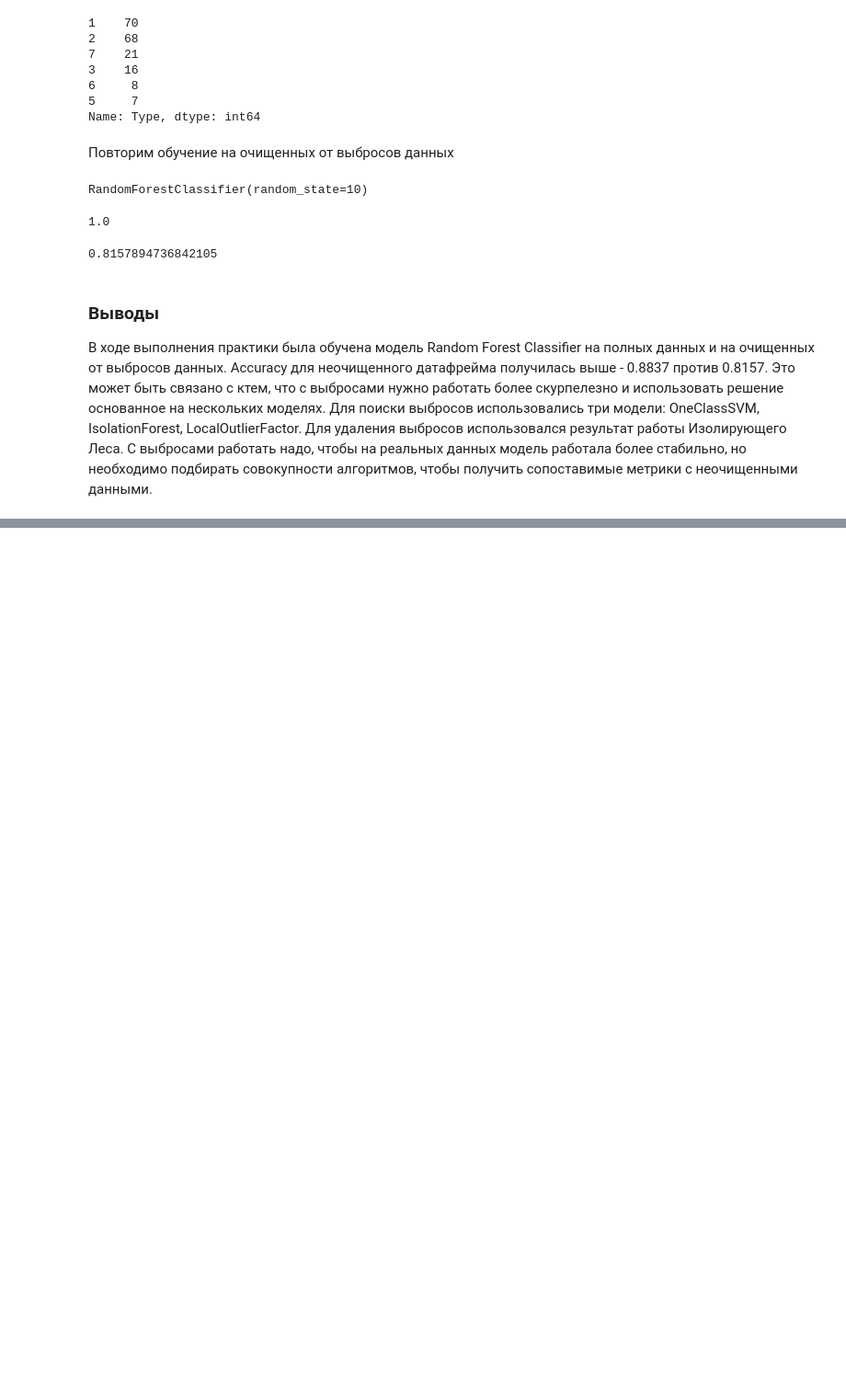
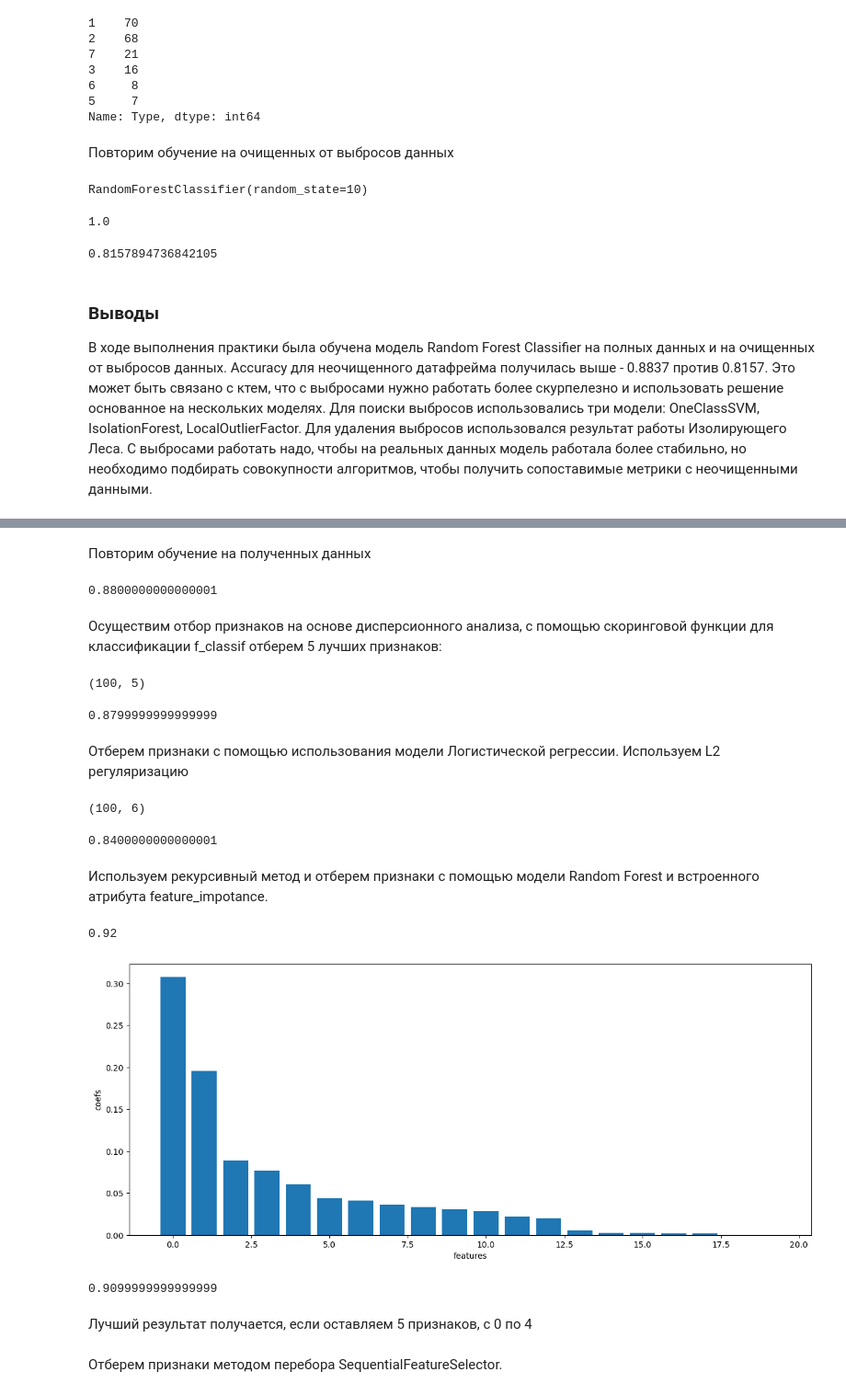
Before and after one commit to VyacheslavGusev/Machine_Lerning, a Jupyter notebook: ML_practice_vol_2.ipynb, the cells around one changed output, grey strips where cells are left out. Shown at 92% size. Cells and saved outputs as stored; diff of their text form; code cells hidden in the pictures; blank space fills up the shorter version.

Commit message:
added features selection

```diff
--- a/ML_practice_vol_2.ipynb
+++ b/ML_practice_vol_2.ipynb
@@ -321,0 +420,19 @@ Accuracy для неочищенного датафрейма получилас
+# %% [markdown]
+Повторим обучение на полученных данных
+# %%
+cross_val_score(clf, X, df[20], scoring='accuracy').mean()
+# %% [output]
+0.8800000000000001
+# %% [markdown]
+Осуществим отбор признаков на основе дисперсионного анализа, с помощью скоринговой функции для классификации f_classif отберем 5 лучших признаков:
+# %%
+from sklearn.feature_selection import SelectKBest, f_classif
+y = y_data_generated
+X = SelectKBest(f_classif, k=5).fit_transform(x_data_generated, y)
+print(X.shape)
+cross_val_score(clf, X, y, scoring="accuracy").mean()
+# %% [output]
+(100, 5)
+0.8799999999999999
+# %% [markdown]
+Отберем признаки с помощью использования модели Логистической регрессии. Используем L2 регуляризацию
@@ -321,0 +444,33 @@ Accuracy для неочищенного датафрейма получилас
+# %%
+lr = LogisticRegression(penalty="l2").fit(x_data_generated, y_data_generated)
+model = SelectFromModel(lr, prefit=True)
+X = model.transform(x_data_generated)
+print(X.shape)
+cross_val_score(clf, X, y_data_generated, scoring="accuracy").mean()
+# %% [output]
+(100, 6)
+0.8400000000000001
+# %% [markdown]
+Используем рекурсивный метод и отберем признаки с помощью модели Random Forest и встроенного атрибута feature_impotance.
+# %%
+from sklearn.ensemble import RandomForestClassifier
+rf = RandomForestClassifier(n_estimators=20, max_depth=2,  random_state=1, max_features=5 ).fit(x_data_generated, y_data_generated)
+rf.score(x_data_generated, y_data_generated)
+# %% [output]
+0.92
+# %%
+plt.figure(figsize=(15, 6))
+plt.bar(np.arange(len(rf.feature_importances_)), sorted(rf.feature_importances_, reverse=True))
+plt.xlabel('features')
+plt.ylabel('coefs');
+# %% [output]
+[figure, added]
+# %%
+X = pd.DataFrame(x_data_generated)[[0, 1, 2, 3, 4]]
+cross_val_score(clf, X, y_data_generated, scoring="accuracy").mean()
+# %% [output]
+0.9099999999999999
+# %% [markdown]
+Лучший результат получается, если оставляем 5 признаков, с 0 по 4
+# %% [markdown]
+Отберем признаки методом перебора SequentialFeatureSelector.
```
Also changed, not shown: parts of 26 cells of this notebook.
